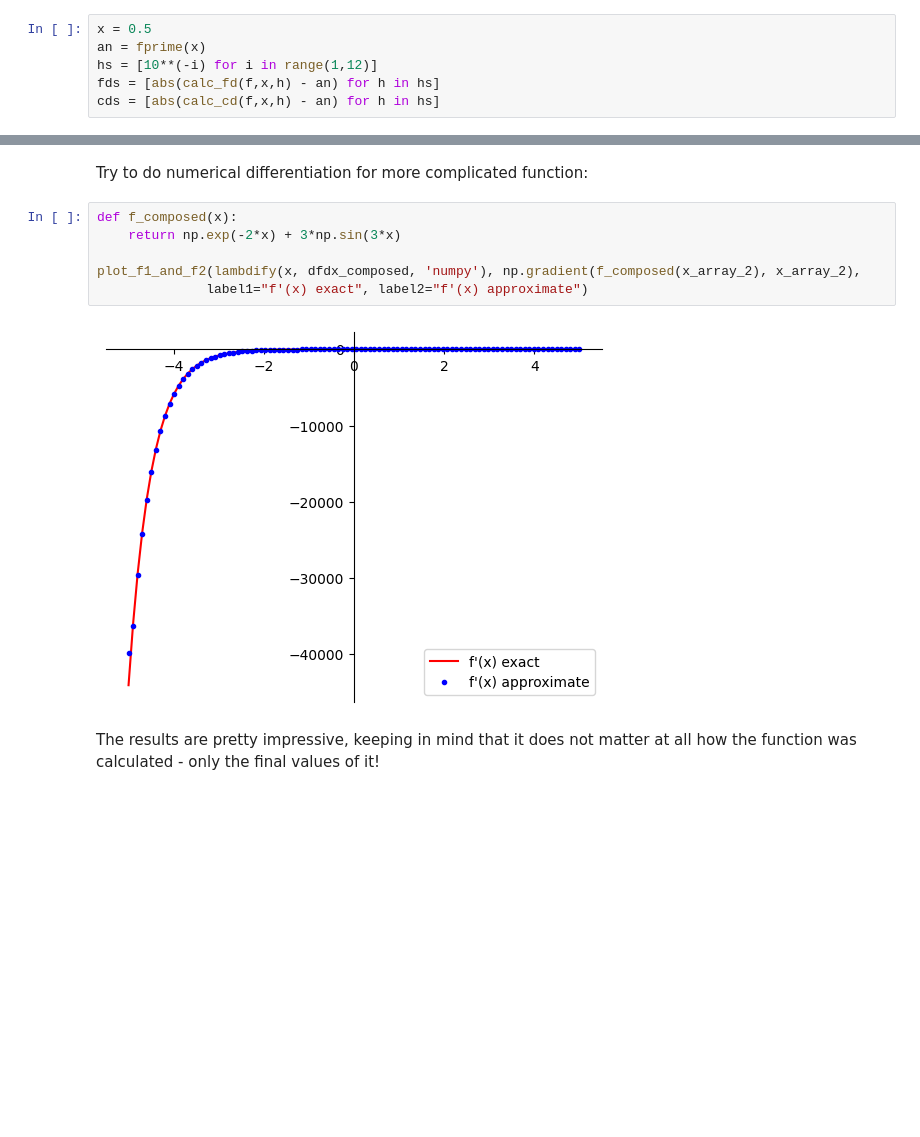
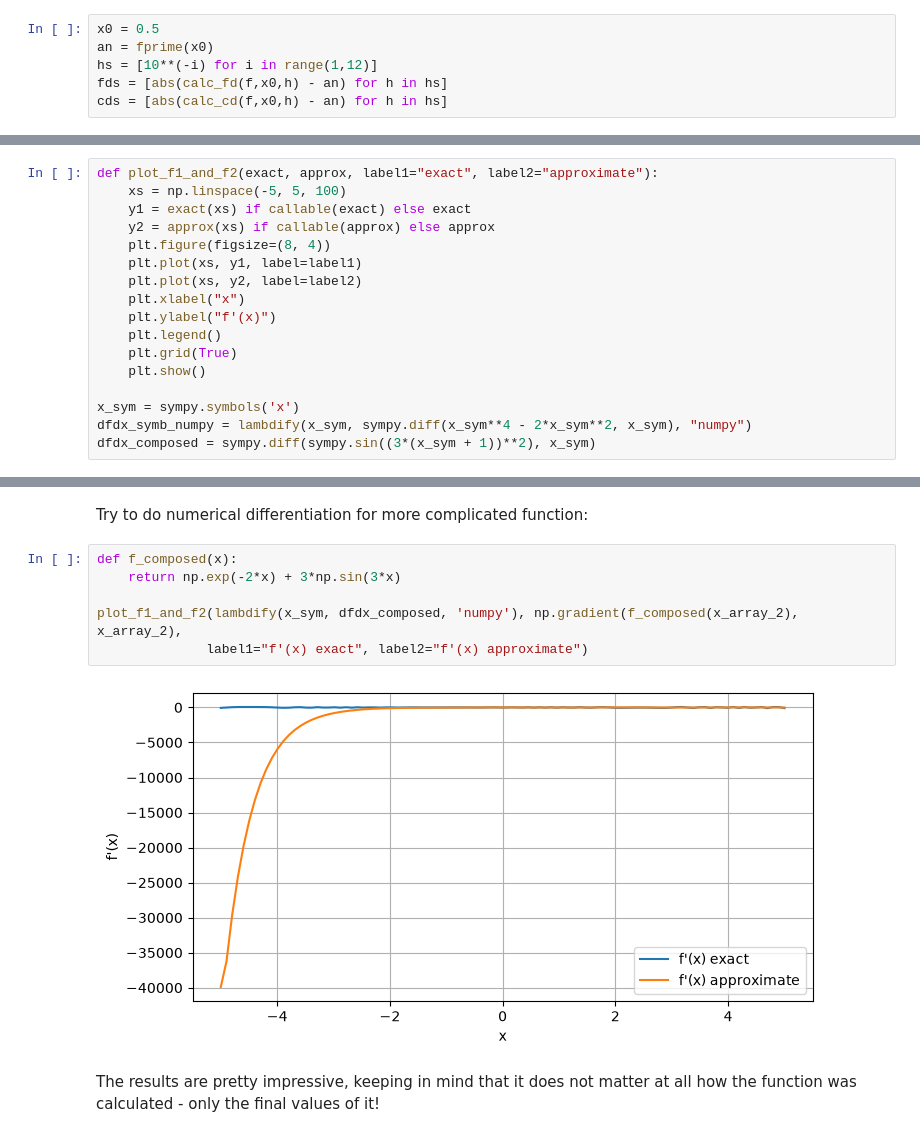
Before and after one commit to nemethmate1/numerical-methods-practice, a Jupyter notebook: Lectures/class_05.ipynb, the cells around one changed output, grey strips where cells are left out. Cells and saved outputs as stored; diff of their text form; blank space fills up the shorter version.

```diff
--- a/Lectures/class_05.ipynb
+++ b/Lectures/class_05.ipynb
@@ -403,11 +315,11 @@ def calc_cd(f,x,h):
     cd = (f(x+h/2) - f(x-h/2))/h
     return cd
 # %%
-x = 0.5
-an = fprime(x)
+x0 = 0.5
+an = fprime(x0)
 hs = [10**(-i) for i in range(1,12)]
-fds = [abs(calc_fd(f,x,h) - an) for h in hs]
-cds = [abs(calc_cd(f,x,h) - an) for h in hs]
+fds = [abs(calc_fd(f,x0,h) - an) for h in hs]
+cds = [abs(calc_cd(f,x0,h) - an) for h in hs]
 # %%
 plt.loglog(hs,fds,"r*-",label="forward")
 plt.loglog(hs,cds,"b*-",label="central")
@@ -425,3 +337,20 @@ Based on that idea there are different approaches for the numerical approximatio
+# %%
+def plot_f1_and_f2(exact, approx, label1="exact", label2="approximate"):
+    xs = np.linspace(-5, 5, 100)
+    y1 = exact(xs) if callable(exact) else exact
+    y2 = approx(xs) if callable(approx) else approx
+    plt.figure(figsize=(8, 4))
+    plt.plot(xs, y1, label=label1)
+    plt.plot(xs, y2, label=label2)
+    plt.xlabel("x")
+    plt.ylabel("f'(x)")
+    plt.legend()
+    plt.grid(True)
+    plt.show()
+
+x_sym = sympy.symbols('x')
+dfdx_symb_numpy = lambdify(x_sym, sympy.diff(x_sym**4 - 2*x_sym**2, x_sym), "numpy")
+dfdx_composed = sympy.diff(sympy.sin((3*(x_sym + 1))**2), x_sym)
 # %% [markdown]
 You can call function `np.gradient` to find the derivative of function $f\left(x\right) = x^2$ defined above. The first argument is an array of function values, the second defines the spacing $\Delta x$ for the evaluation. Here pass it as an array of $x$ values, the differences will be calculated automatically. You can find the documentation [here](https://numpy.org/doc/stable/reference/generated/numpy.gradient.html).
 # %%
@@ -436,11 +365,11 @@ Try to do numerical differentiation for more complicated function:
 # %%
 def f_composed(x):
     return np.exp(-2*x) + 3*np.sin(3*x)
 
-plot_f1_and_f2(lambdify(x, dfdx_composed, 'numpy'), np.gradient(f_composed(x_array_2), x_array_2),
+plot_f1_and_f2(lambdify(x_sym, dfdx_composed, 'numpy'), np.gradient(f_composed(x_array_2), x_array_2),
               label1="f'(x) exact", label2="f'(x) approximate")
 # %% [output]
-[figure, old version]
+[figure, new version]
 # %% [markdown]
 The results are pretty impressive, keeping in mind that it does not matter at all how the function was calculated - only the final values of it!
 # %% [markdown]
```
Also changed, not shown: parts of 20 cells of this notebook.
